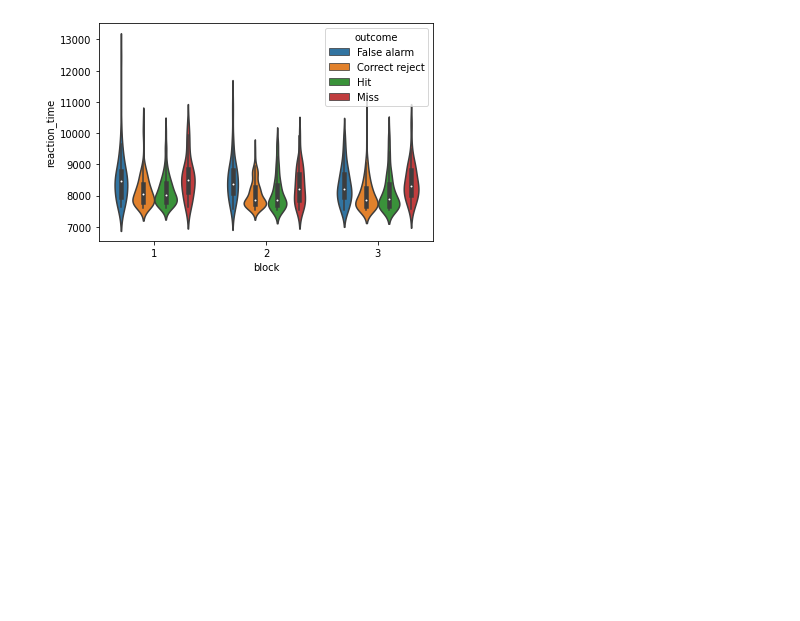
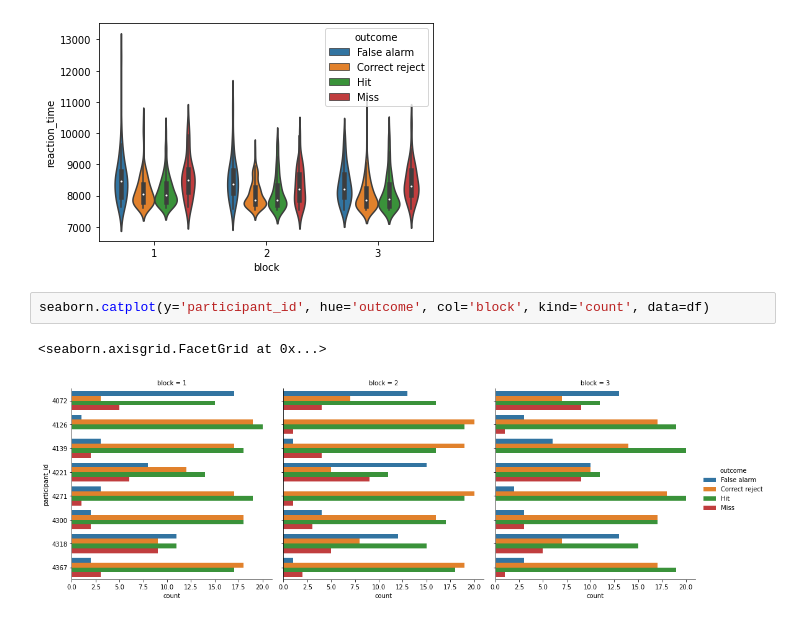
Before and after one commit to assr-biporal/analysis_gammacontrol, a Jupyter notebook: behavior_analysis_in_session.ipynb, the cells around one changed output. Saved outputs shown, nothing was run; the diff lists cells and outputs as text; blank space fills up the shorter version.

Commit message:
add answer rate plot

```diff
--- a/behavior_analysis_in_session.ipynb
+++ b/behavior_analysis_in_session.ipynb
@@ -29,3 +29,8 @@ seaborn.violinplot(
 # %% [output]
 <AxesSubplot:xlabel='block', ylabel='reaction_time'>
 [figure]
+# %%
+seaborn.catplot(y='participant_id', hue='outcome', col='block', kind='count', data=df)
+# %% [output]
+<seaborn.axisgrid.FacetGrid at 0x...>
+[figure, added]
```
